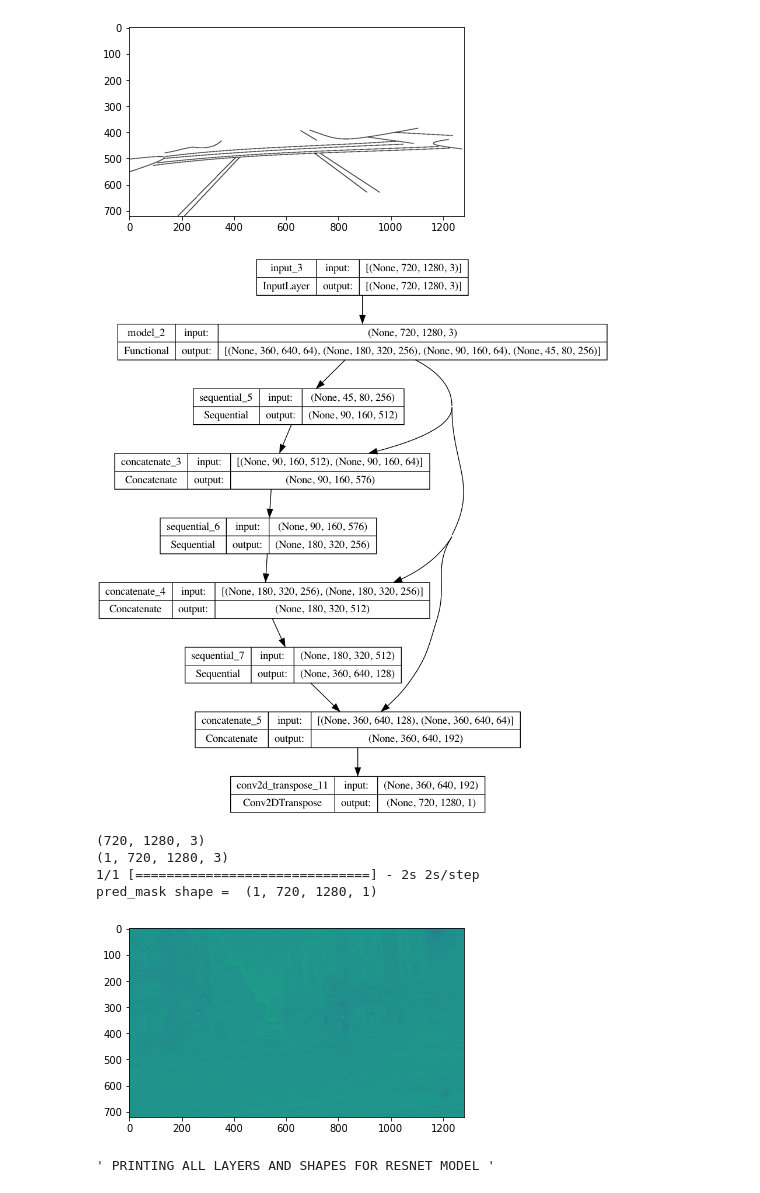
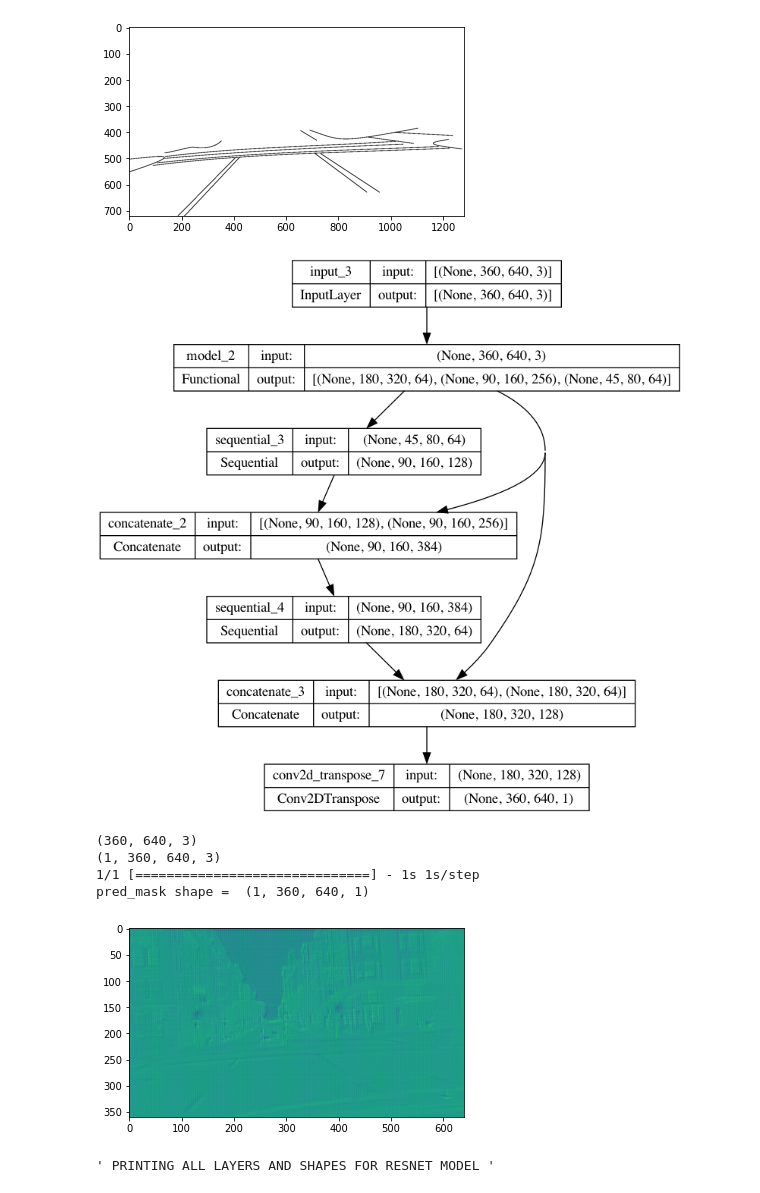
Before and after one commit to davidjperez00/ClosedAI, a Jupyter notebook: 10k_run/testing.ipynb, the cells around one changed output. Saved outputs shown, nothing was run; the diff lists cells and outputs as text; code cells hidden in the pictures.

```diff
--- a/10k_run/testing.ipynb
+++ b/10k_run/testing.ipynb
@@ -17,12 +52,16 @@ dataset = tfds.load('bdd')
 # %%
-train_set = dataset['train']
+# train_set = dataset['train']
+grey_train_set, gray_validate_set, gray_test_set = load_10k_data()
 
-for example in train_set:
-    print(example['image'].shape)
-    plt.imshow(example['image'])
+
+for example in grey_train_set:
+    print(example[0].shape)
+    plt.imshow(example[0],  cmap="gray")
     plt.show()
-    print(example['label'].shape)
-    plt.imshow(example['label'], cmap='gray')
+    plt.imshow(tf.image.resize(example[0], (360, 640)))
+    plt.show()
+    print(example[1].shape)
+    plt.imshow(example[1], cmap='gray')
     plt.show()
     break
 # %% [output]
@@ -82,7 +122,11 @@ def load_10k_data():
   validate_set = dataset['test'].map(preprocess, num_parallel_calls=tf.data.AUTOTUNE).prefetch(tf.data.AUTOTUNE)
   test_set = dataset['validate'].map(preprocess, num_parallel_calls=tf.data.AUTOTUNE).prefetch(tf.data.AUTOTUNE)
 
-  return train_set, validate_set, test_set
+  grey_train_set = tf.image.rgb_to_grayscale(train_set)
+  gray_validate_set = tf.image.rgb_to_grayscale(validate_set)
+  gray_test_set = tf.image.rgb_to_grayscale(test_set)
+
+  return grey_train_set, gray_validate_set, gray_test_set
 # %% [markdown]
 Manual 'preprocess' function testing:
 # %%
@@ -227,53 +282,66 @@ def resnet_model(output_channels:int):
 # %%
 import tensorflow_datasets as tfds
 from tensorflow import keras
 
 def preprocess(instance):
   # Potential dimmensionality reduction (consider different shapes):
   # input_image = tf.image.resize(datapoint['image'], (128, 128))
 
+  # Resize each image from (720, 1280) -> (360, 640)
+  resized = tf.image.resize(instance['image'], (360, 640))
+
   # Normalize the input to 0-1 range
-  input_image = tf.cast(instance['image'], tf.float32) / 255.0
+  input_image = tf.cast(resized, tf.float32) / 255.0
+
+  # Resize bitmask's:
+  resized_bitmask = tf.image.resize(instance['label'], (360, 640))
 
   # Replace pixel values equal to 255 with 0, else 1
   # 255 pixel values arn't lane lines and other pixel
   # values are neglected since other subtasks of lane marking
   # are ignored.
-  bitmask_label = tf.where(instance['label'] == 255, 1, 0)
+  bitmask_label = tf.where(resized_bitmask == 255, 1, 0)
 
   return (input_image, bitmask_label)
 
 # Loads a subset of the bdd100k dataset and returns it.
 # The dataset contains "train", "validate", and "test" sections
 def load_10k_data():
   # Retrieve custom tfds of BDD10k datatset
   dataset = tfds.load('bdd')
 
-  train_set = dataset['train'].map(preprocess, num_parallel_calls=tf.data.AUTOTUNE).prefetch(tf.data.AUTOTUNE)
-  validate_set = dataset['test'].map(preprocess, num_parallel_calls=tf.data.AUTOTUNE).prefetch(tf.data.AUTOTUNE)
-  test_set = dataset['validate'].map(preprocess, num_parallel_calls=tf.data.AUTOTUNE).prefetch(tf.data.AUTOTUNE)
+  train_set = dataset['train'].map(preprocess, num_parallel_calls=tf.data.AUTOTUNE).batch(2)
+  validate_set = dataset['test'].map(preprocess, num_parallel_calls=tf.data.AUTOTUNE).batch(2)
+#   test_set = dataset['validate'].map(preprocess, num_parallel_calls=tf.data.AUTOTUNE).batch(8)
 
-  return train_set, validate_set, test_set
+  return train_set, validate_set
 
 
 
 model = resnet_model(output_channels=1)
 tf.keras.utils.plot_model(model, show_shapes=True)
 # %% [output]
-[figure, old version]
+[figure, new version]
 # %%
 def preprocess(instance):
   # Potential dimmensionality reduction (consider different shapes):
   # input_image = tf.image.resize(datapoint['image'], (128, 128))
 
+  # Resize each image from (720, 1280) -> (360, 640)
+  resized = tf.image.resize(instance['image'], (360, 640))
+
   # Normalize the input to 0-1 range
-  input_image = tf.cast(instance['image'], tf.float32) / 255.0
+  input_image = tf.cast(resized, tf.float32) / 255.0
+
+  # Resize bitmask's:
+  resized_bitmask = tf.image.resize(instance['label'], (360, 640))
 
   # Replace pixel values equal to 255 with 0, else 1
   # 255 pixel values arn't lane lines and other pixel
   # values are neglected since other subtasks of lane marking
   # are ignored.
-  bitmask_label = tf.where(instance['label'] == 255, 1, 0)
+  bitmask_label = tf.where(resized_bitmask == 255, 1, 0)
+
 
   return (input_image, bitmask_label)
 
@@ -307,11 +375,11 @@ for data in train_set:
   plt.show()
   break
 # %% [output]
-(720, 1280, 3)
-(1, 720, 1280, 3)
-1/1 [==============================] - 2s 2s/step
-pred_mask shape =  (1, 720, 1280, 1)
+(360, 640, 3)
+(1, 360, 640, 3)
+1/1 [==============================] - 1s 1s/step
+pred_mask shape =  (1, 360, 640, 1)
-[figure, old version]
+[figure, new version]
 # %%
 ''' PRINTING ALL LAYERS AND SHAPES FOR RESNET MODEL '''
 
```
Also changed, not shown: parts of 6 cells of this notebook, 3 other files.
